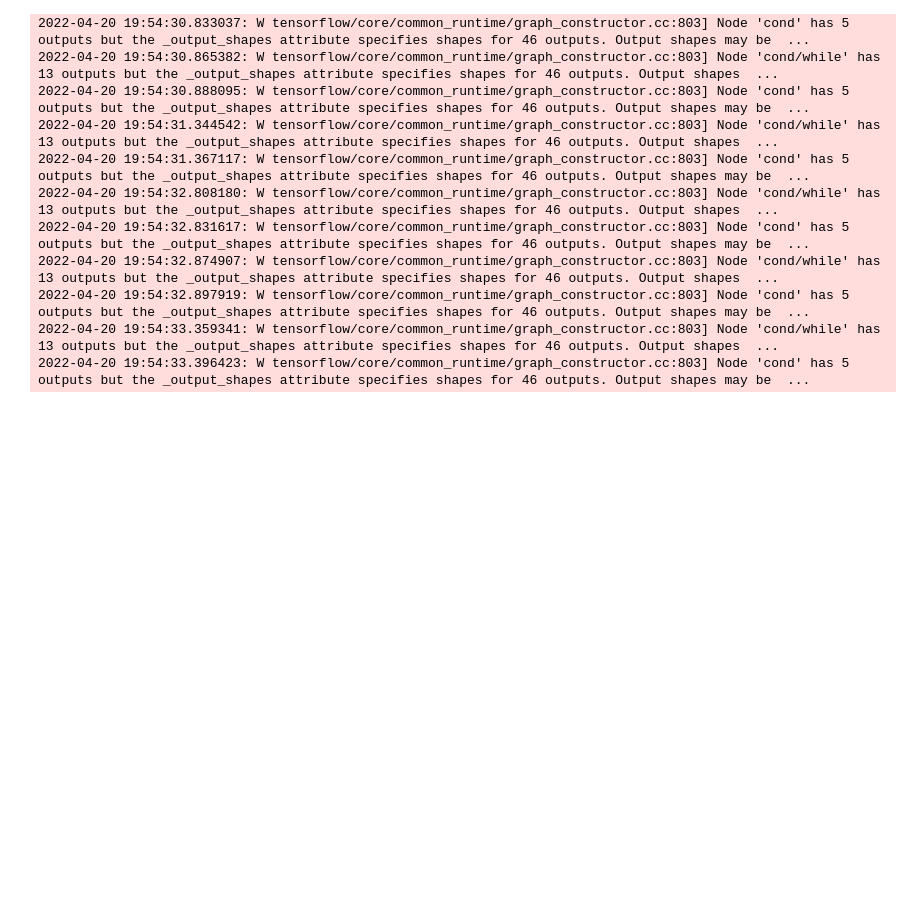
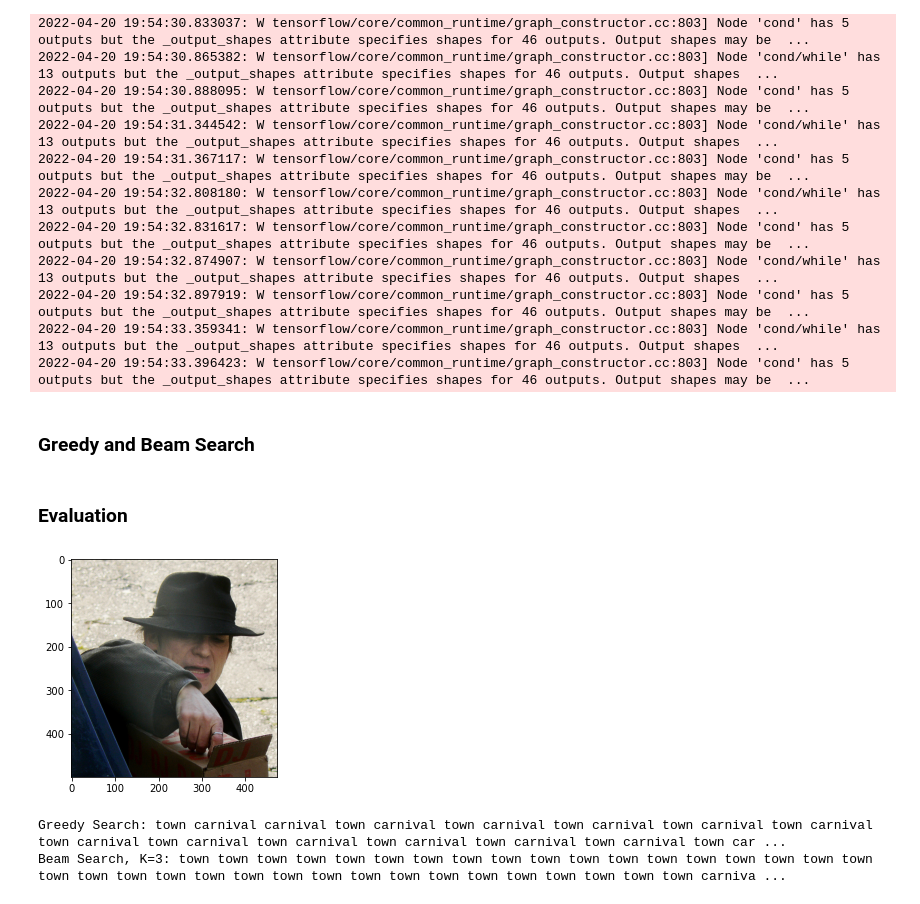
Before and after one commit to akaigraham/Auto-Generated-Image-Captions, a Jupyter notebook: Caption-Generator_notebook.ipynb, the cells around one changed output. Drawn from its saved outputs; the diff is of its cells as text; code cells hidden in the pictures; blank space fills up the shorter version.

Commit message:
produced predictions / evaluated model

```diff
--- a/Caption-Generator_notebook.ipynb
+++ b/Caption-Generator_notebook.ipynb
@@ -545,3 +545,5 @@ with open('trained_model.pickle', 'rb') as f:
 2022-04-20 19:54:32.897919: W tensorflow/core/common_runtime/graph_constructor.cc:803] Node 'cond' has 5 outputs but the _output_shapes attribute specifies shapes for 46 outputs. Output shapes may be  ...
 2022-04-20 19:54:33.359341: W tensorflow/core/common_runtime/graph_constructor.cc:803] Node 'cond/while' has 13 outputs but the _output_shapes attribute specifies shapes for 46 outputs. Output shapes  ...
 2022-04-20 19:54:33.396423: W tensorflow/core/common_runtime/graph_constructor.cc:803] Node 'cond' has 5 outputs but the _output_shapes attribute specifies shapes for 46 outputs. Output shapes may be  ...
+# %% [markdown]
+### Greedy and Beam Search
@@ -547,0 +603,17 @@ with open('trained_model.pickle', 'rb') as f:
+# %% [markdown]
+### Evaluation
+# %%
+test_img = '358607894_5abb1250d3.jpg'
+image = test_imgs_encoded[test_img].reshape((1,2048))
+# %%
+x = plt.imread(img_path+test_img)
+plt.imshow(x)
+plt.show()
+# %% [output]
+[figure, added]
+# %%
+print('Greedy Search:', greedySearch(image))
+print('Beam Search, K=3:', beam_search_predictions(image, beam_index=3))
+# %% [output]
+Greedy Search: town carnival carnival town carnival town carnival town carnival town carnival town carnival town carnival town carnival town carnival town carnival town carnival town carnival town car ...
+Beam Search, K=3: town town town town town town town town town town town town town town town town town town town town town town town town town town town town town town town town town town town carniva ...
```
Also changed, not shown: parts of 2 cells of this notebook.
